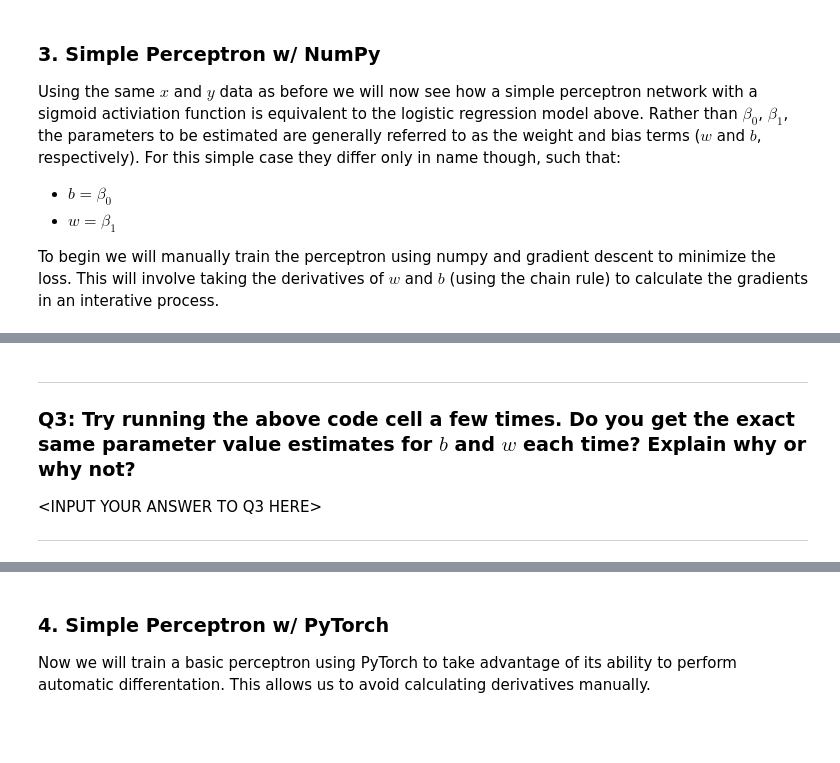
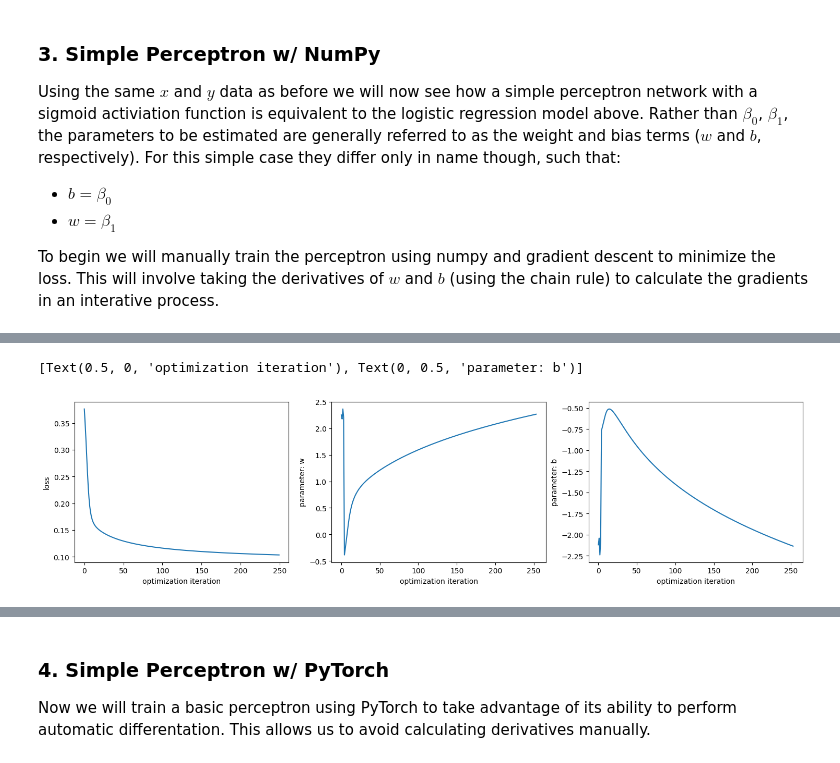
Before and after one commit to JTenaSan/cs3120-assign7, a Jupyter notebook: neural_net_from_scratch.ipynb, the cells around one changed output, grey strips where cells are left out. Cells and saved outputs as stored; diff of their text form; code cells hidden in the pictures; blank space fills up the shorter version.

```diff
--- a/neural_net_from_scratch.ipynb
+++ b/neural_net_from_scratch.ipynb
@@ -230,7 +238,7 @@ learning_rate = 5e-1
 # keep track of loss to see how the optimization performs
 loss = []
 
-params = []
+params = [(2.2493,-2.1201), (2.1749,-2.0409), (2.3626,-2.2401), (2.2029,-2.0708)]
 
 # Begin gradient descent using all of the observations in each iteration
 for i in range(250):
@@ -268,3 +276,4 @@ ax2.plot(range(0,len(params)), [parm[0] for parm in params])
 ax2.set(xlabel="optimization iteration", ylabel="parameter: w")
 ax3.plot(range(0,len(params)), [parm[1] for parm in params])
 ax3.set(xlabel="optimization iteration", ylabel="parameter: b")
+# %% [output]
@@ -271,6 +287,2 @@ ax3.set(xlabel="optimization iteration", ylabel="parameter: b")
+[Text(0.5, 0, 'optimization iteration'), Text(0, 0.5, 'parameter: b')]
+[figure, added]
-# %% [markdown]
-***
-### Q3: Try running the above code cell a few times. Do you get the exact same parameter value estimates for $b$ and $w$ each time? Explain why or why not?
-
-\<INPUT YOUR ANSWER TO Q3 HERE\>
-***
```
Also changed, not shown: parts of 13 cells of this notebook.
